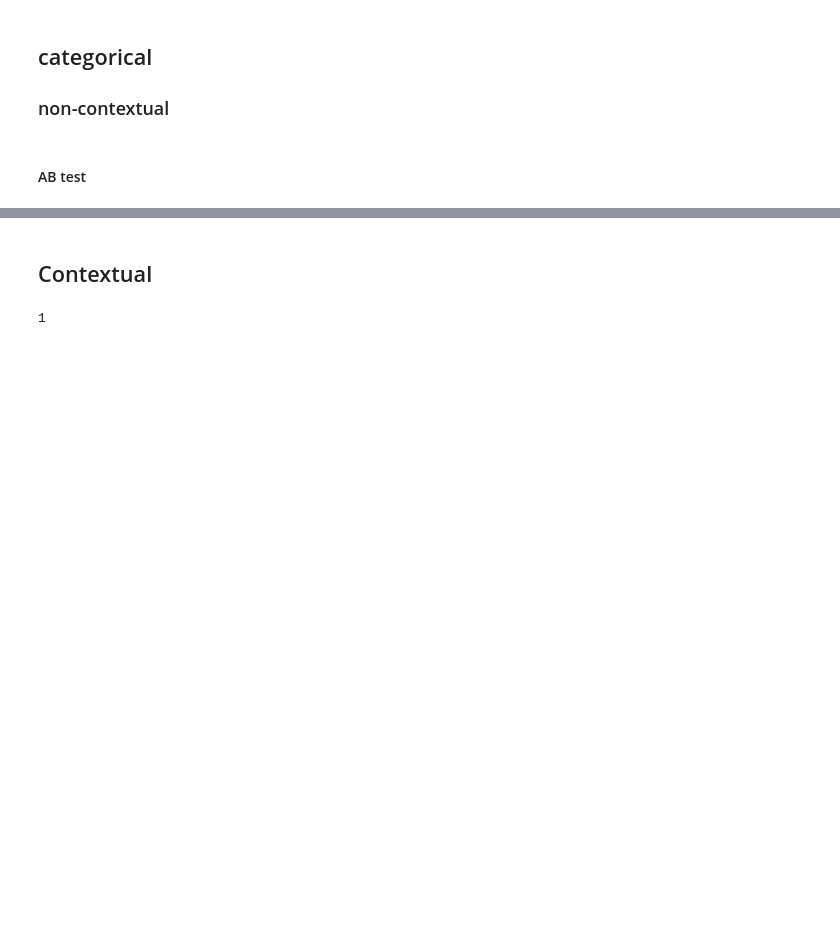
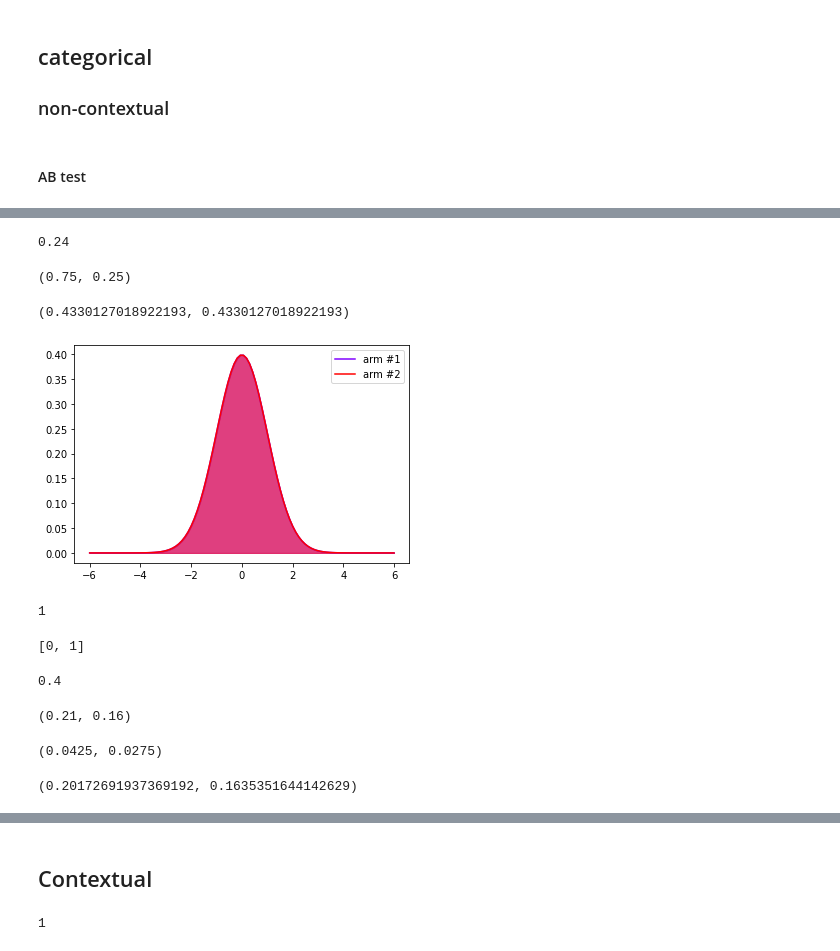
Before and after one commit to wooohoooo/thompson_sampling, a Jupyter notebook: 04_solvers.ipynb, the cells around one changed output, grey strips where cells are left out. Drawn from its saved outputs; the diff is of its cells as text; code cells hidden in the pictures; blank space fills up the shorter version.

Commit message:
added categorical via normal

```diff
--- a/04_solvers.ipynb
+++ b/04_solvers.ipynb
@@ -220,0 +232,4 @@ bb.choose_arm_and_plot()
+# %%
+test = [1,0,1,1,1,1,1,0,0,0,0]
+
+np.mean(test), np.std(test)
@@ -220,0 +238,10 @@ bb.choose_arm_and_plot()
+# %%
+sum_x = 0
+sum_x2 = 0
+
+for n,sample in enumerate(test):
+    sum_x += sample
+    sum_x2 += sample*sample
+# %%
+mean = sum_x / (n+1)
+stdev = np.sqrt((sum_x2 / (n+1)) - (mean * mean))
@@ -220,0 +358,12 @@ bb.choose_arm_and_plot()
+# %%
+np.mean([gb.choose_arm() for x in range(100)])
+# %% [output]
+0.24
+# %%
+gb.compute_online_mean(0), gb.compute_online_mean(1)
+# %% [output]
+(0.75, 0.25)
+# %%
+gb.compute_online_std(0), gb.compute_online_std(1)
+# %% [output]
+(0.4330127018922193, 0.4330127018922193)
@@ -220,0 +447,14 @@ bb.choose_arm_and_plot()
+# %%
+gcb = GaussianCategoricalBandit(2)
+# %%
+gcb.plot_params()
+# %% [output]
+[figure, added]
+# %%
+gcb.choose_arm()
+# %% [output]
+1
+# %%
+[i for i in range(gcb.num_options)]
+# %% [output]
+[0, 1]
@@ -220,0 +465,4 @@ bb.choose_arm_and_plot()
+# %%
+np.mean([gcb.choose_arm() for x in range(100)])
+# %% [output]
+0.4
@@ -220,0 +479,12 @@ bb.choose_arm_and_plot()
+# %%
+np.mean([gcb.choose_arm() for x in range(100)]), np.mean([bb.choose_arm() for x in range(100)])
+# %% [output]
+(0.21, 0.16)
+# %%
+gcb.compute_online_mean(0), gcb.compute_online_mean(1)
+# %% [output]
+(0.0425, 0.0275)
+# %%
+gcb.compute_online_std(0), gcb.compute_online_std(1)
+# %% [output]
+(0.20172691937369192, 0.1635351644142629)
```
Also changed, not shown: parts of 28 cells of this notebook, 1 other file.
